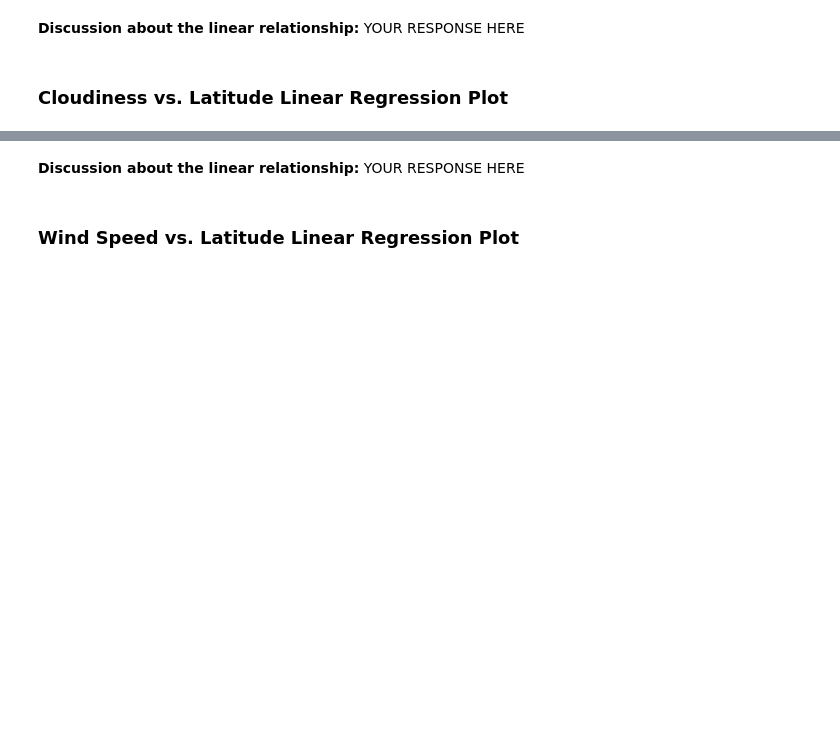
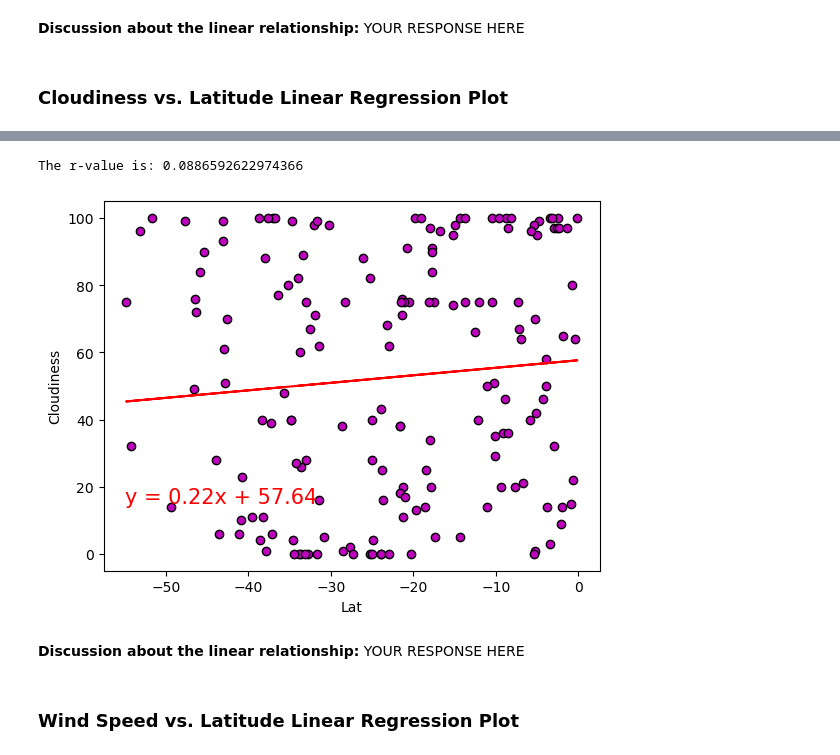
Before and after one commit to lvit001/python-api-challenge, a Jupyter notebook: WeatherPy/WeatherPy.ipynb, the cells around one changed output, grey strips where cells are left out. Drawn from its saved outputs; the diff is of its cells as text; code cells hidden in the pictures; blank space fills up the shorter version.

```diff
--- a/WeatherPy/WeatherPy.ipynb
+++ b/WeatherPy/WeatherPy.ipynb
@@ -359,3 +353,9 @@ The r-value is: 0.02056735429994368
+# %%
+# Southern Hemisphere
+linreg(southern_hemi_df,"Lat","Cloudiness",-55,15)
+# %% [output]
+The r-value is: 0.0886592622974366
+[figure, added]
 # %% [markdown]
 **Discussion about the linear relationship:** YOUR RESPONSE HERE
 # %% [markdown]
```
Also changed, not shown: parts of 7 cells of this notebook.
